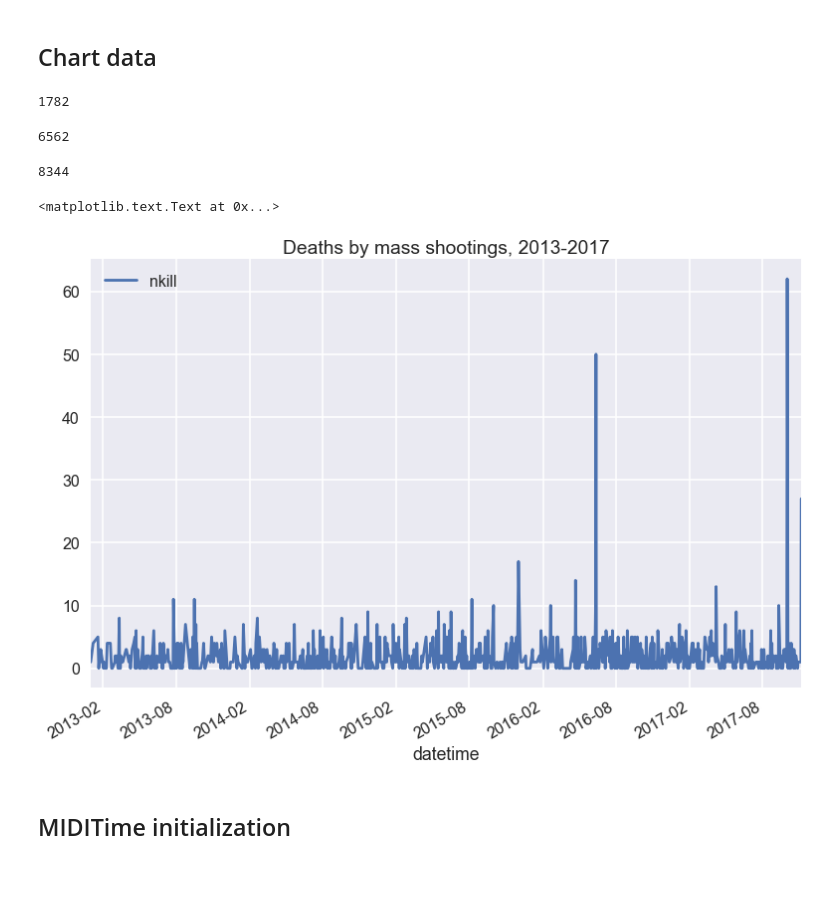
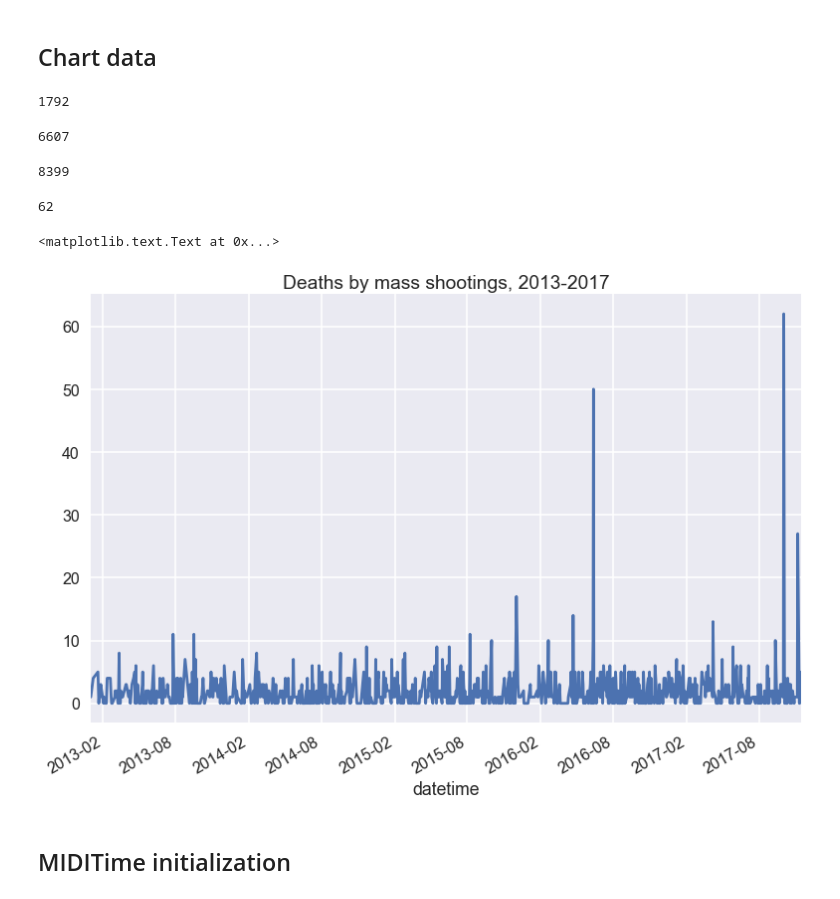
Before and after one commit to sbchou/Sonify-refugees, a Jupyter notebook: gun-violence/notebooks/SonifyMassShootings2013-2017.ipynb, the cells around one changed output. Cells and saved outputs as stored; diff of their text form; code cells hidden in the pictures.

Commit message:
update with corning

```diff
--- a/gun-violence/notebooks/SonifyMassShootings2013-2017.ipynb
+++ b/gun-violence/notebooks/SonifyMassShootings2013-2017.ipynb
@@ -16,7 +16,7 @@ import numpy as np
 # %% [markdown]
 ## First, format files
 # %%
-df = pandas.read_csv('../data/mass-shootings-2013-2017.csv')
+df = pandas.read_csv('../data/mass-shootings-2013-2017-CORNING.csv')
 # %%
 df.head()
 # %% [output]
@@ -91,18 +106,27 @@ df_nkill.sort_index(inplace=True)
 # %%
 df_nkill.nkill.sum()
 # %% [output]
-1782
+1792
 # %%
 df.ninjured.sum()
 # %% [output]
-6562
+6607
 # %%
 df.ninjured.sum() + df.nkill.sum()
 # %% [output]
-8344
+8399
+# %%
+df_nkill.nkill.max()
+# %% [output]
+62
 # %%
-df_nkill.plot()
+
+df_nkill.nkill.plot()
+
+#plt.ylim([0, 70])
+#plt.xlim(['2013-01-01','2017-11-20'])
+
 plt.title('Deaths by mass shootings, 2013-2017')
 # %% [output]
 <matplotlib.text.Text at 0x...>
-[figure, old version]
+[figure, new version]
```
Also changed, not shown: parts of 12 cells of this notebook, 31 other files.
